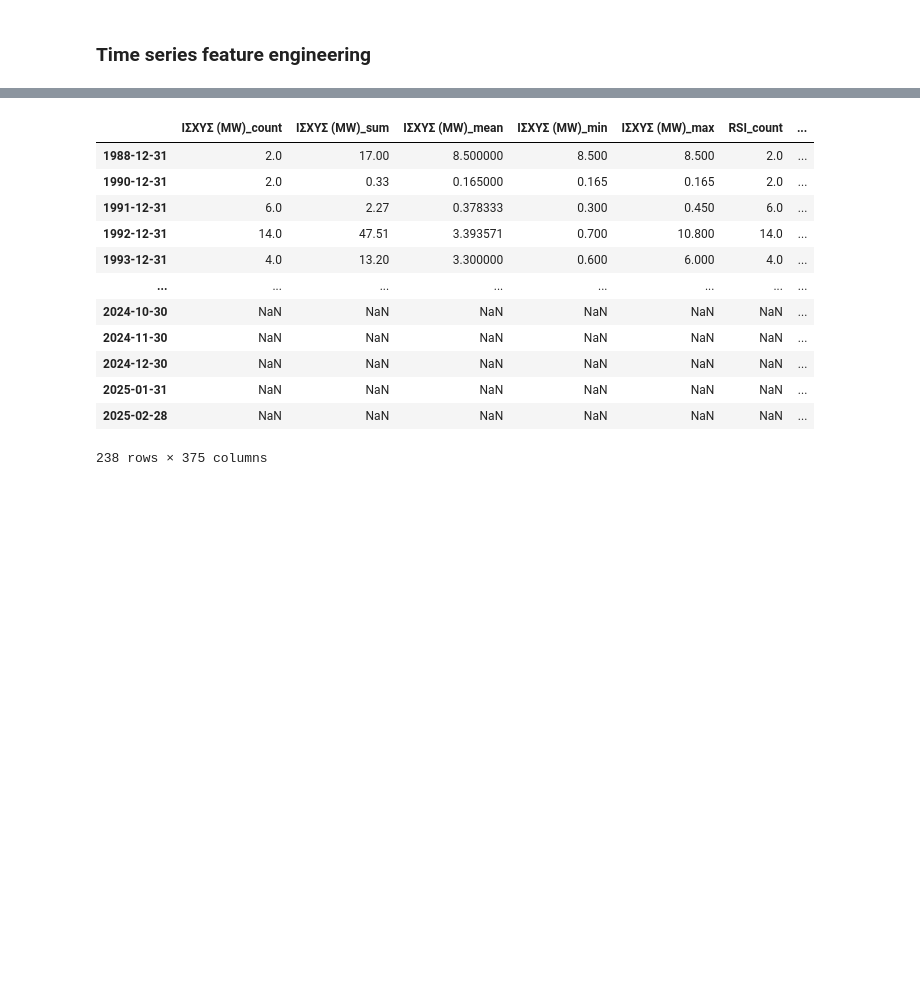
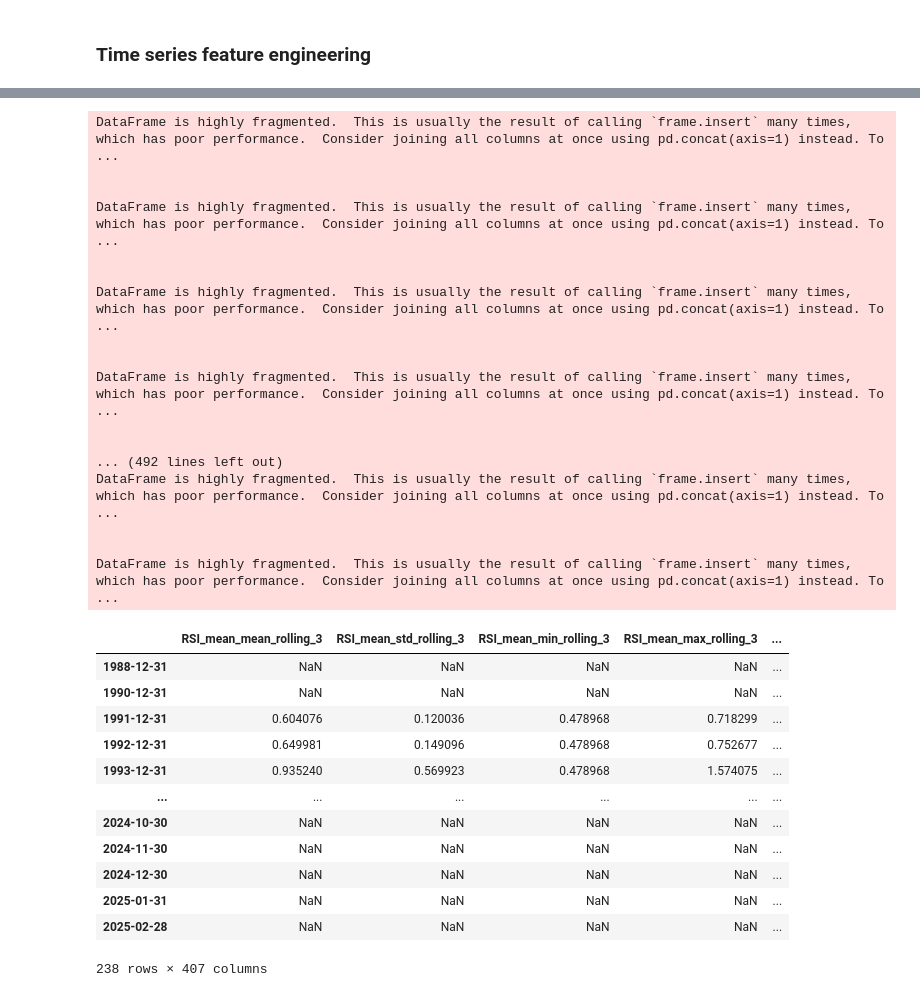
Before and after one commit to Mamxlam/RAE_Forecasting, a Jupyter notebook: src/notebooks/RAE_Forecasting_v2.ipynb, the cells around one changed output, grey strips where cells are left out. Drawn from its saved outputs; the diff is of its cells as text; code cells hidden in the pictures; blank space fills up the shorter version.

```diff
--- a/src/notebooks/RAE_Forecasting_v2.ipynb
+++ b/src/notebooks/RAE_Forecasting_v2.ipynb
@@ -734,7 +734,7 @@ all_ape_data_nodup_rsi.head(2)
 # Aggregate MW data by month
 monthly_aggregation = all_ape_data_nodup_rsi.groupby(pd.Grouper(key='ΗΜΕΡΟΜΗΝΙΑ ΕΚΔ. ΑΔ.ΠΑΡΑΓΩΓΗΣ', freq='M')).agg({
     'ΙΣΧΥΣ (MW)': ['count','sum', 'mean', 'min', 'max'],
-    'RSI': ['count', 'mean', 'min', 'max'],
+    'RSI': ['mean', 'min', 'max'],
     'RSI_ΠΕΡΙΦΕΡΕΙΑΚΗ ΕΝΟΤΗΤΑ': ['mean', 'min', 'max'],
     'RSI_ΔΗΜΟΣ ': ['mean', 'min', 'max'],
     'RSI_ΔΗΜΟΤΙΚΗ ΕΝΟΤΗΤΑ': ['mean', 'min', 'max'],
@@ -827,6 +827,8 @@ monthly_aggregation
 
 # final_result.tail(30)
 # %%
+from statsmodels.tsa.seasonal import seasonal_decompose
+
 def calculate_rolling_metrics(data, mw_prefix='MW_', window_sizes=[3, 6, 12]):
     rolling_metrics = pd.DataFrame(index=data.index)
 
@@ -836,6 +838,7 @@ def calculate_rolling_metrics(data, mw_prefix='MW_', window_sizes=[3, 6, 12]):
             rolling_metrics[f'{feature}_std_rolling_{window_size}'] = data[feature].rolling(window=window_size).std()
             rolling_metrics[f'{feature}_min_rolling_{window_size}'] = data[feature].rolling(window=window_size).min()
             rolling_metrics[f'{feature}_max_rolling_{window_size}'] = data[feature].rolling(window=window_size).max()
+            rolling_metrics[f'{feature}_skew_rolling_{window_size}'] = data[feature].rolling(window=window_size).skew()
             rolling_metrics[f'{feature}_ewm_{window_size}'] = data[feature].ewm(span=window_size).mean()
 
     return rolling_metrics
@@ -869,45 +872,89 @@ def calculate_seasonal_aggregations(data, mw_prefix='MW_'):
 def extract_time_based_features(data):
     time_features = pd.DataFrame(index=data.index)
 
     time_features['month'] = data.index.month
     time_features['year'] = data.index.year
 
     return time_features
 
+def calculate_expanding_metrics(data, mw_prefix='MW_'):
+    expanding_metrics = pd.DataFrame(index=data.index)
+
+    for feature in data.filter(like=mw_prefix).columns:
+        expanding_metrics[f'{feature}_expanding_mean'] = data[feature].expanding().mean()
+        expanding_metrics[f'{feature}_expanding_std'] = data[feature].expanding().std()
+
+    return expanding_metrics
+
+def calculate_seasonal_decomposition(data, mw_prefix='MW_'):
+    decomposition = pd.DataFrame(index=data.index)
+
+    for feature in data.filter(like=mw_prefix).columns:
+        result = seasonal_decompose(data[feature], model='additive')
+        decomposition[f'{feature}_trend'] = result.trend
+        decomposition[f'{feature}_seasonal'] = result.seasonal
+        decomposition[f'{feature}_residual'] = result.resid
+
+    return decomposition
+
+
+# window_sizes = [i for i in range(1, 36)]
+# lags = [i for i in range(1, 36)]
 
 mw_prefix = 'MW_'  # Assuming your MW features have this prefix in their column names
 rsi_prefix = 'RSI_'  # Assuming your RSI features have this prefix in their column names
 
 rolling_metrics_mw = calculate_rolling_metrics(monthly_aggregation, mw_prefix=mw_prefix)
 autocorr_mw = calculate_autocorrelation(monthly_aggregation, mw_prefix=mw_prefix)
 lagged_data_mw = create_lagged_variables(monthly_aggregation, mw_prefix=mw_prefix)
 seasonal_aggregations_mw = calculate_seasonal_aggregations(monthly_aggregation, mw_prefix=mw_prefix)
+expanding_metrics_mw = calculate_expanding_metrics(monthly_aggregation, mw_prefix=mw_prefix)
+decomposition = calculate_seasonal_decomposition(monthly_aggregation, mw_prefix=mw_prefix)
 
 rolling_metrics_rsi = calculate_rolling_metrics(monthly_aggregation, mw_prefix=rsi_prefix)
 autocorr_rsi = calculate_autocorrelation(monthly_aggregation, mw_prefix=rsi_prefix)
 lagged_data_rsi = create_lagged_variables(monthly_aggregation, mw_prefix=rsi_prefix)
 seasonal_aggregations_rsi = calculate_seasonal_aggregations(monthly_aggregation, mw_prefix=rsi_prefix)
+expanding_metrics_rsi = calculate_expanding_metrics(monthly_aggregation, mw_prefix=rsi_prefix)
+
 
 # For time-based features, you can directly call the function without prefixes
 time_features = extract_time_based_features(monthly_aggregation)
 
 # You can concatenate the results for MW and RSI features if needed
-final_result = pd.concat([monthly_aggregation, rolling_metrics_mw, autocorr_mw, lagged_data_mw, seasonal_aggregations_mw,
-                          rolling_metrics_rsi, autocorr_rsi, lagged_data_rsi, seasonal_aggregations_rsi,
+final_result = pd.concat([rolling_metrics_mw, autocorr_mw, lagged_data_mw, seasonal_aggregations_mw, expanding_metrics_mw, decomposition,
+                          rolling_metrics_rsi, autocorr_rsi, lagged_data_rsi, seasonal_aggregations_rsi, expanding_metrics_rsi,
                           time_features], axis=1)
 
 final_result
 # %% [output]
+DataFrame is highly fragmented.  This is usually the result of calling `frame.insert` many times, which has poor performance.  Consider joining all columns at once using pd.concat(axis=1) instead. To  ...
+
+
+DataFrame is highly fragmented.  This is usually the result of calling `frame.insert` many times, which has poor performance.  Consider joining all columns at once using pd.concat(axis=1) instead. To  ...
+
+
+DataFrame is highly fragmented.  This is usually the result of calling `frame.insert` many times, which has poor performance.  Consider joining all columns at once using pd.concat(axis=1) instead. To  ...
+
+
+DataFrame is highly fragmented.  This is usually the result of calling `frame.insert` many times, which has poor performance.  Consider joining all columns at once using pd.concat(axis=1) instead. To  ...
+
+
+... (492 lines left out)
+DataFrame is highly fragmented.  This is usually the result of calling `frame.insert` many times, which has poor performance.  Consider joining all columns at once using pd.concat(axis=1) instead. To  ...
+
+
+DataFrame is highly fragmented.  This is usually the result of calling `frame.insert` many times, which has poor performance.  Consider joining all columns at once using pd.concat(axis=1) instead. To  ...
-|  | ΙΣΧΥΣ (MW)_count | ΙΣΧΥΣ (MW)_sum | ΙΣΧΥΣ (MW)_mean | ΙΣΧΥΣ (MW)_min | ΙΣΧΥΣ (MW)_max | RSI_count | ... |
-| 1988-12-31 | 2.0 | 17.00 | 8.500000 | 8.500 | 8.500 | 2.0 | ... |
-| 1990-12-31 | 2.0 | 0.33 | 0.165000 | 0.165 | 0.165 | 2.0 | ... |
-| 1991-12-31 | 6.0 | 2.27 | 0.378333 | 0.300 | 0.450 | 6.0 | ... |
-| 1992-12-31 | 14.0 | 47.51 | 3.393571 | 0.700 | 10.800 | 14.0 | ... |
-| 1993-12-31 | 4.0 | 13.20 | 3.300000 | 0.600 | 6.000 | 4.0 | ... |
-| ... | ... | ... | ... | ... | ... | ... | ... |
-| 2024-10-30 | NaN | NaN | NaN | NaN | NaN | NaN | ... |
-| 2024-11-30 | NaN | NaN | NaN | NaN | NaN | NaN | ... |
-| 2024-12-30 | NaN | NaN | NaN | NaN | NaN | NaN | ... |
-| 2025-01-31 | NaN | NaN | NaN | NaN | NaN | NaN | ... |
-| 2025-02-28 | NaN | NaN | NaN | NaN | NaN | NaN | ... |
+|  | RSI_mean_mean_rolling_3 | RSI_mean_std_rolling_3 | RSI_mean_min_rolling_3 | RSI_mean_max_rolling_3 | ... |
+| 1988-12-31 | NaN | NaN | NaN | NaN | ... |
+| 1990-12-31 | NaN | NaN | NaN | NaN | ... |
+| 1991-12-31 | 0.604076 | 0.120036 | 0.478968 | 0.718299 | ... |
+| 1992-12-31 | 0.649981 | 0.149096 | 0.478968 | 0.752677 | ... |
+| 1993-12-31 | 0.935240 | 0.569923 | 0.478968 | 1.574075 | ... |
+| ... | ... | ... | ... | ... | ... |
+| 2024-10-30 | NaN | NaN | NaN | NaN | ... |
+| 2024-11-30 | NaN | NaN | NaN | NaN | ... |
+| 2024-12-30 | NaN | NaN | NaN | NaN | ... |
+| 2025-01-31 | NaN | NaN | NaN | NaN | ... |
+| 2025-02-28 | NaN | NaN | NaN | NaN | ... |
-238 rows × 375 columns
+238 rows × 407 columns
```
Also changed, not shown: parts of 3 cells of this notebook.
